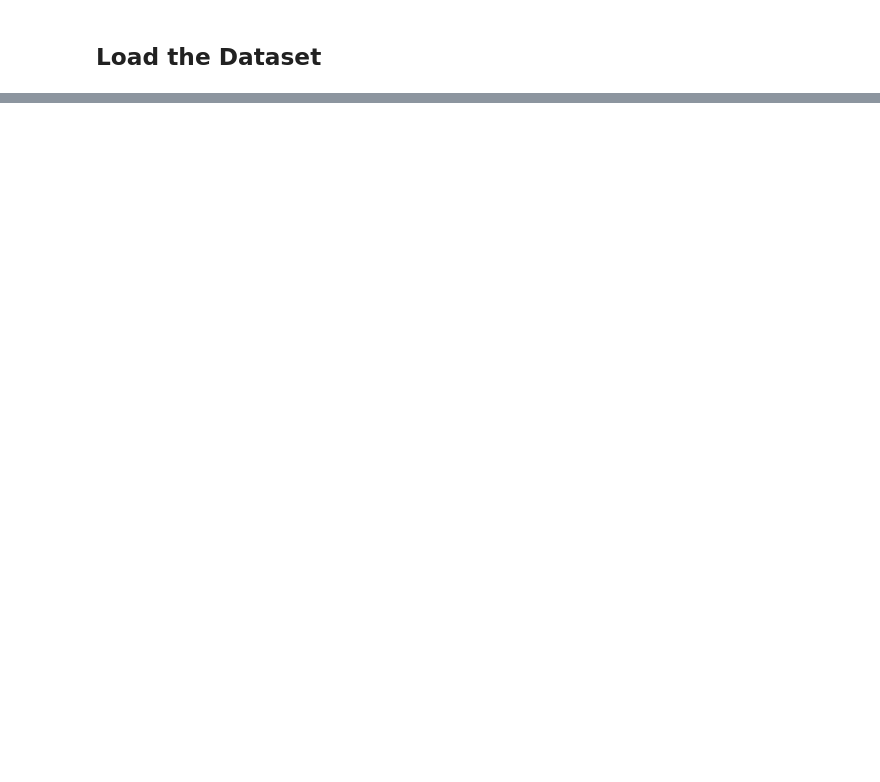
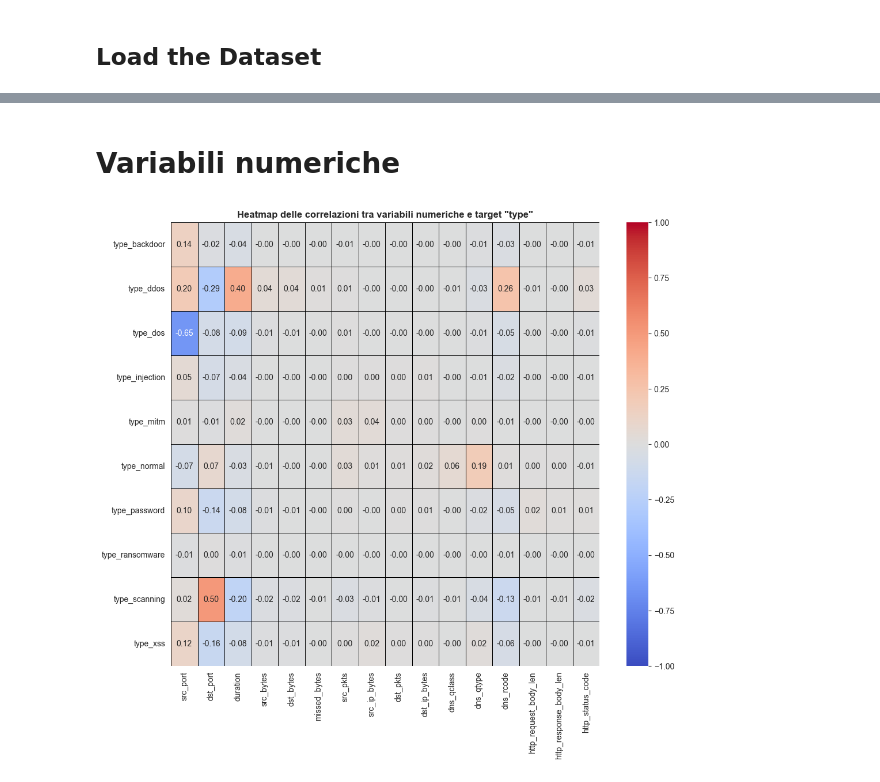
Before and after one commit to CyberGiant7/DataAnalyticsProject, a Jupyter notebook: TrainingModule/data_visualization_module.ipynb, the cells around one changed output, grey strips where cells are left out. Cells and saved outputs as stored; diff of their text form; code cells hidden in the pictures; blank space fills up the shorter version.

```diff
--- a/TrainingModule/data_visualization_module.ipynb
+++ b/TrainingModule/data_visualization_module.ipynb
@@ -64,0 +135,23 @@ plot_categorical_distribution(df1, categorical_columns)
+# %% [markdown]
+# Variabili numeriche
+# %%
+# Seleziona le variabili numeriche ed escludi le colonne 'ts' e 'label'
+numeric_columns = X.select_dtypes(include=["int64", "float64"]).columns.tolist()
+numeric_columns = [col for col in numeric_columns if col not in ['ts', 'label']]
+
+# One-hot encode the 'type' variable
+encoded_type = pd.get_dummies(df1['type'], prefix='type')
+
+# Concatenate the encoded 'type' variable with the numeric columns
+df_encoded = pd.concat([X[numeric_columns], encoded_type], axis=1)
+
+# Calcola la matrice di correlazione
+correlation_matrix = df_encoded.corr().iloc[16:, :16]
+
+# Crea una heatmap delle correlazioni senza annotazioni e con bordo nero tra le celle
+plt.figure(figsize=(12, 10))
+sns.heatmap(correlation_matrix, cmap='coolwarm', annot=True, fmt=".2f", vmin=-1, vmax=1, linecolor='black', linewidths=0.5)
+plt.title('Heatmap delle correlazioni tra variabili numeriche e target "type"', fontweight='bold')
+plt.show()
+# %% [output]
+[figure, added]
```
Also changed, not shown: parts of 16 cells of this notebook, 8 other files.
